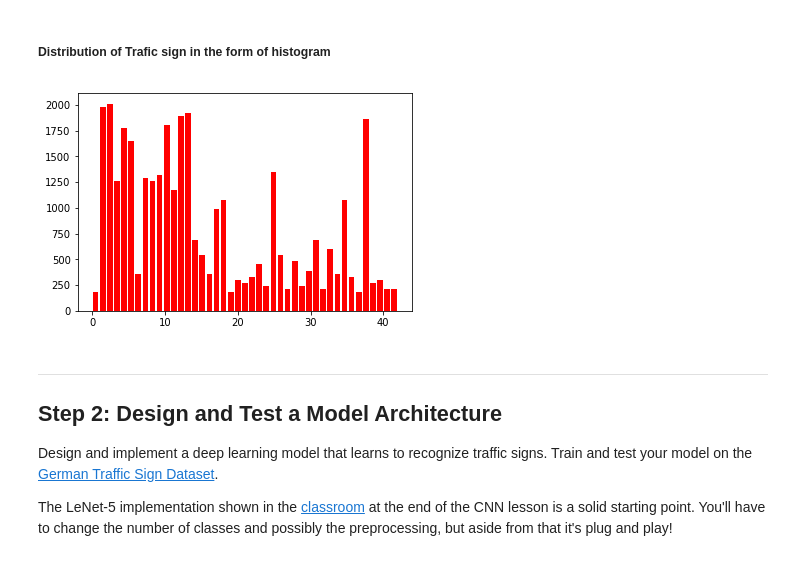
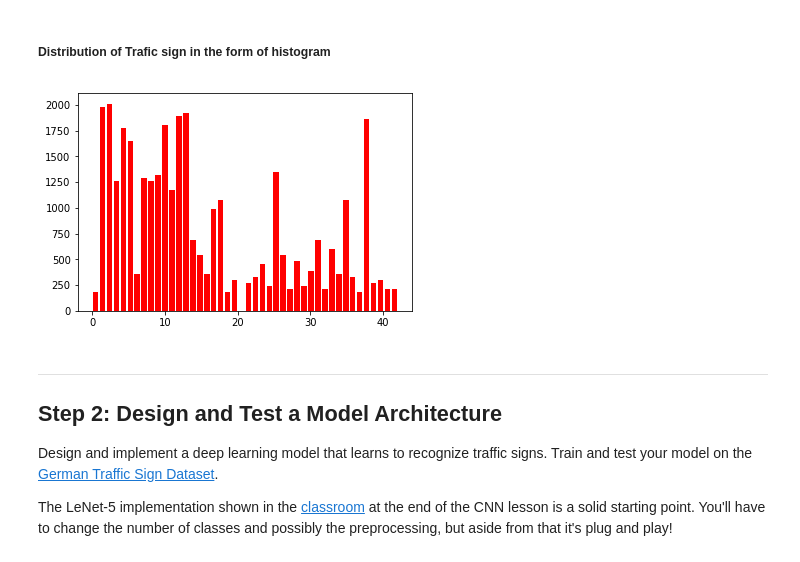
Before and after one commit to govinsprabhu/Traffic_signs_detector, a Jupyter notebook: Traffic_Sign_Classifier.ipynb, the cells around one changed output. Drawn from its saved outputs; the diff is of its cells as text; code cells hidden in the pictures.

```diff
--- a/Traffic_Sign_Classifier.ipynb
+++ b/Traffic_Sign_Classifier.ipynb
@@ -119,12 +119,12 @@ for i in range(6):
 # %%
 #
 histogram, bins = np.histogram(y_train[1:], bins=n_classes + 1)
 width_of_hist = 0.8 * (bins[1] - bins[0])
 center = (bins[:-1] + bins[1:]) / 2
-plt.bar(center, hist, align='center', width=width_of_hist, color='red')
+plt.bar(center, histogram, align='center', width=width_of_hist, color='red')
 plt.show()
 # %% [output]
-[figure, old version]
+[figure, new version]
 # %% [markdown]
 ----
 
```
Also changed, not shown: parts of 9 cells of this notebook, 6 other files.
